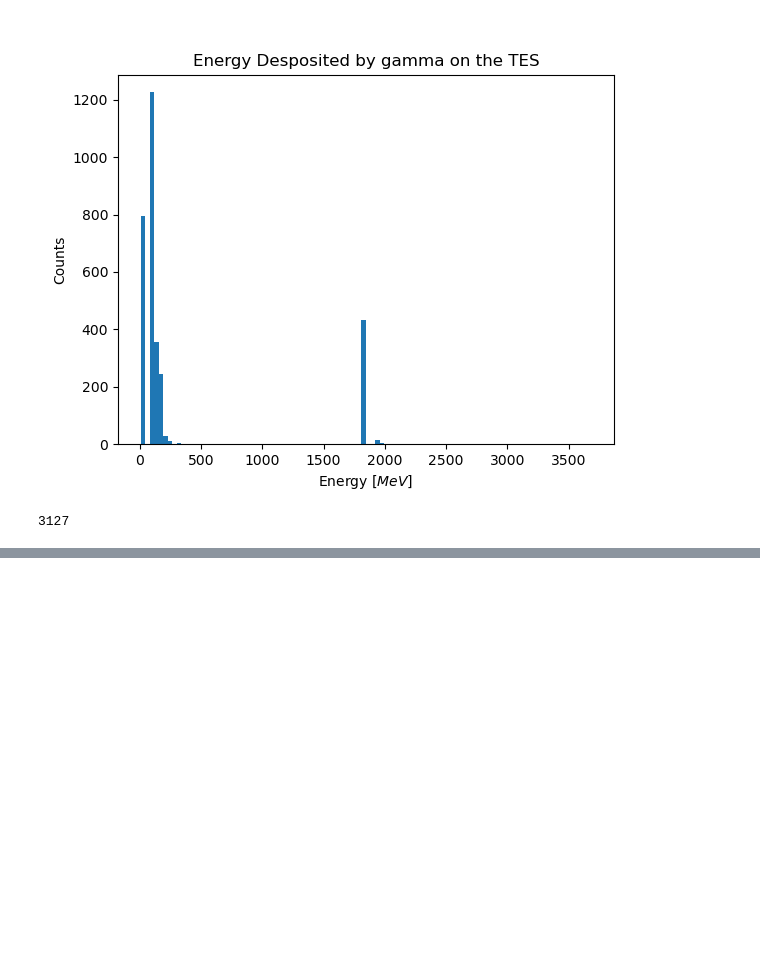
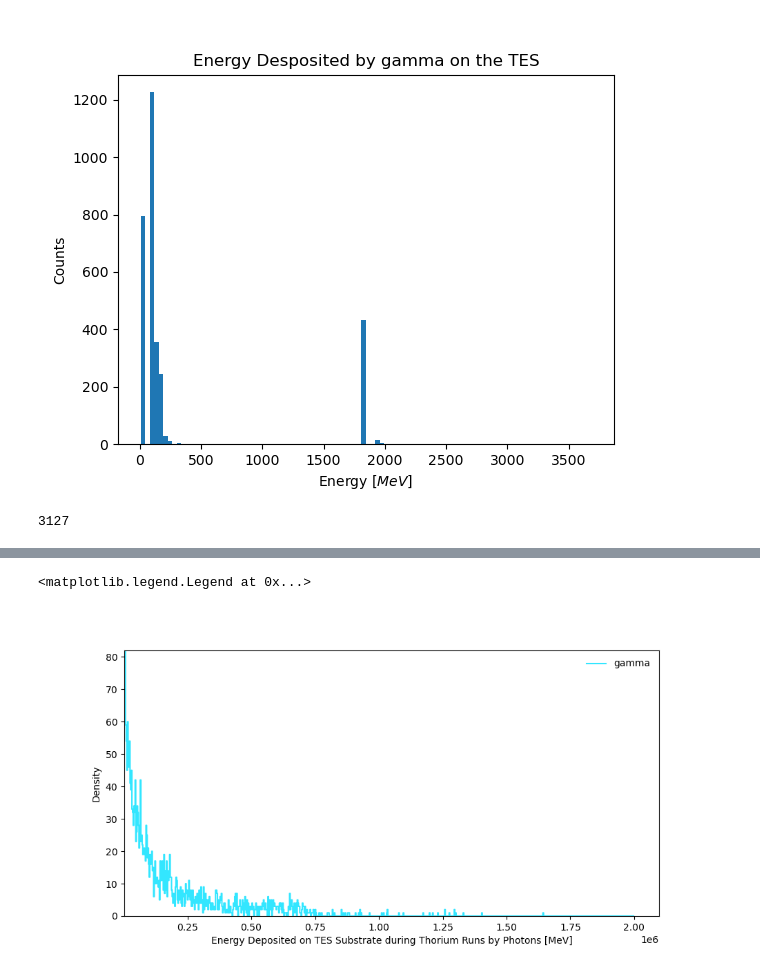
Before and after one commit to nyuad-astroparticle/tes-geant, a Jupyter notebook: analysis/thorium-calibration.ipynb, the cells around one changed output, grey strips where cells are left out. Drawn from its saved outputs; the diff is of its cells as text; code cells hidden in the pictures; blank space fills up the shorter version.

```diff
--- a/analysis/thorium-calibration.ipynb
+++ b/analysis/thorium-calibration.ipynb
@@ -216,0 +219,3 @@ files[0]
+# %%
+data = data.groupby(['EventID','TrackID','Particle', 'Origin Volume', 'MigrantID'])['EnergyDeposited'].sum().reset_index()
+data
@@ -216,0 +236,5 @@ files[0]
+# %%
+gamma = data[data['Particle'] == 'gamma']
+gamma = gamma.drop(columns = ['Particle', 'Origin Volume', 'MigrantID'])
+gamma = gamma.rename(columns = {'EnergyDeposited':'EnergyDepositedGamma'})
+gamma
@@ -216,0 +255,6 @@ files[0]
+# %%
+electrons = data[data['Particle'] == 'e-']
+insideElectrons = electrons[electrons['Origin Volume'].str.contains('Silicon')]
+insideElectrons = insideElectrons.drop(columns = ['Particle','TrackID', 'Origin Volume'])
+insideElectrons = insideElectrons.rename(columns = {'MigrantID' : 'TrackID', 'EnergyDeposited' : 'EnergyDepositedElectron'})
+insideElectrons
@@ -216,0 +275,6 @@ files[0]
+# %%
+gammaWithSecondaries = pd.merge(gamma, insideElectrons, on = ['EventID','TrackID'], how = 'left').fillna(0)
+gammaWithSecondaries['EnergyDeposited'] = gammaWithSecondaries['EnergyDepositedGamma'] + gammaWithSecondaries['EnergyDepositedElectron']
+# gammaWithSecondaries = gammaWithSecondaries.drop(columns = ['EnergyDepositedGamma', 'EnergyDepositedElectron'])
+gammaWithSecondaries = gammaWithSecondaries[gammaWithSecondaries['EnergyDeposited'] > 0.0]
+gammaWithSecondaries
@@ -216,0 +295,23 @@ files[0]
+# %%
+# Plot a histogram
+fig = plt.figure(figsize=(10,5))
+ax  = fig.add_subplot(111)
+
+NBINS       = 800
+LIMS        = (0,2)
+BINS        = np.linspace(*LIMS,NBINS+1)
+PARTICLE    = 'gamma'
+stackedHist = np.histogram(gammaWithSecondaries.EnergyDeposited,bins=BINS)[0]
+color       = np.round(np.random.rand(len(stackedHist),3),1)
+ax.step(BINS[:-1]*1e6,stackedHist,label=PARTICLE,color=color[0])
+
+ax.set_xlim(BINS[1]*1e6,None)
+ax.set_ylim(0,np.max(stackedHist[1:]))
+ax.set_xlabel('Energy Deposited on TES Substrate during Thorium Runs by Photons [MeV]')
+ax.set_ylabel('Density')
+ax.legend(frameon=False)
+# ax.set_yscale('log')
+# ax.set_xscale('log')
+# %% [output]
+<matplotlib.legend.Legend at 0x...>
+[figure, added]
```
Also changed, not shown: parts of 20 cells of this notebook.
